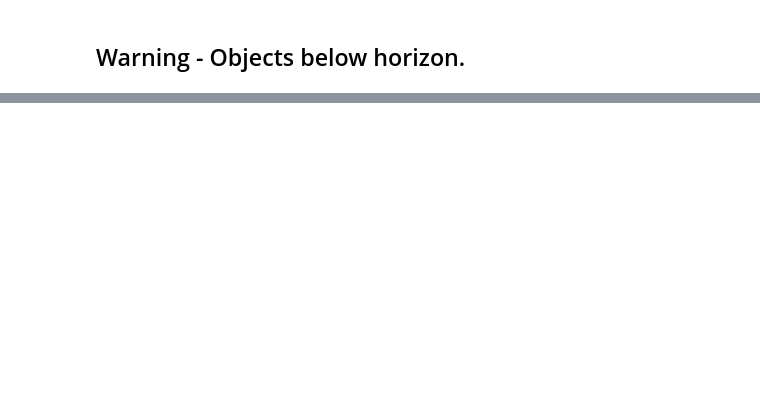
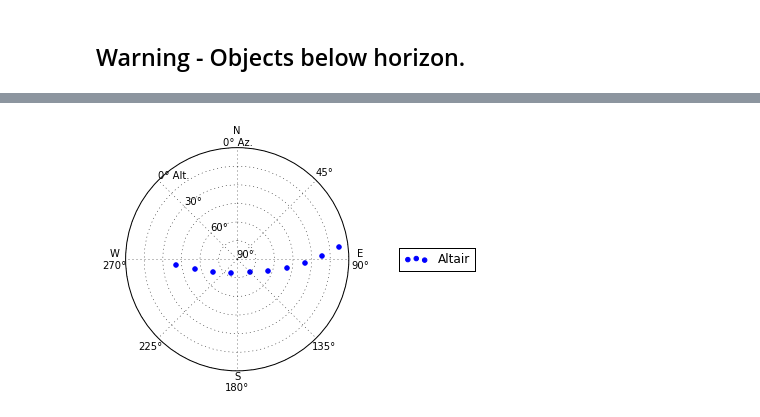
Before and after one commit to astropy/astroplan, a Jupyter notebook: examples/notebooks/plotting_examples--sky_plot.ipynb, the cells around one changed output, grey strips where cells are left out. Saved outputs shown, nothing was run; the diff lists cells and outputs as text; code cells hidden in the pictures; blank space fills up the shorter version.

```diff
--- a/examples/notebooks/plotting_examples--sky_plot.ipynb
+++ b/examples/notebooks/plotting_examples--sky_plot.ipynb
@@ -256,0 +215,7 @@ Azimuths & Plot Azimuths:
+# %%
+plot_sky(altair, observer, observe_time, style_kwargs=target_style, inc_az_ccw=False)
+
+plt.legend(loc='center left', bbox_to_anchor=(1.2, 0.5))
+plt.show()
+# %% [output]
+[figure, added]
```
Also changed, not shown: parts of 35 cells of this notebook, 2 other files.
